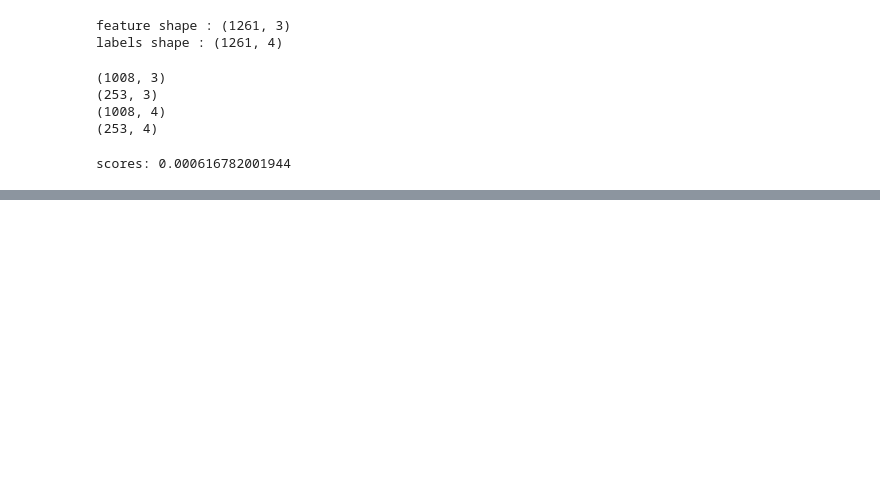
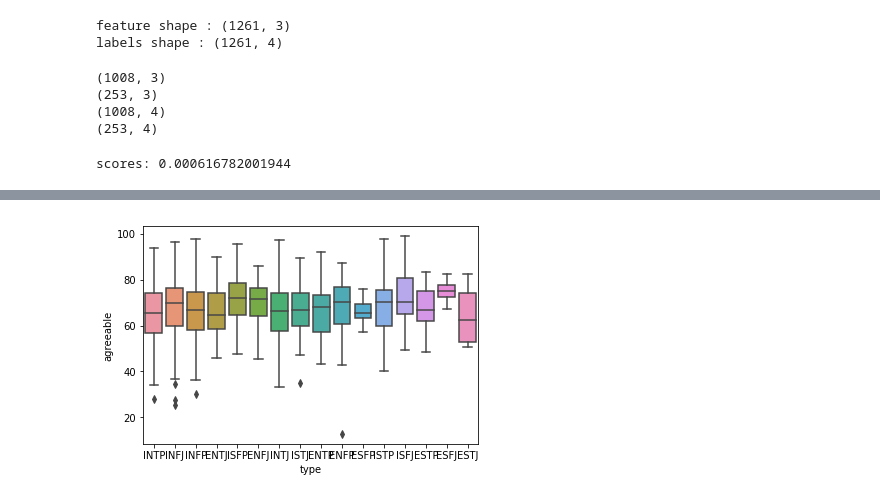
Before and after one commit to zixinh/text-to-personality, a Jupyter notebook: mbti_to-big5.ipynb, the cells around one changed output, grey strips where cells are left out. Drawn from its saved outputs; the diff is of its cells as text; code cells hidden in the pictures; blank space fills up the shorter version.

```diff
--- a/mbti_to-big5.ipynb
+++ b/mbti_to-big5.ipynb
@@ -220,0 +380,5 @@ Score:  -0.0180649604274
+# %%
+ax2 = sns.boxplot(x="type", y="agreeable", data=df2)
+plt.show()
+# %% [output]
+[figure, added]
```
Also changed, not shown: parts of 11 cells of this notebook.
